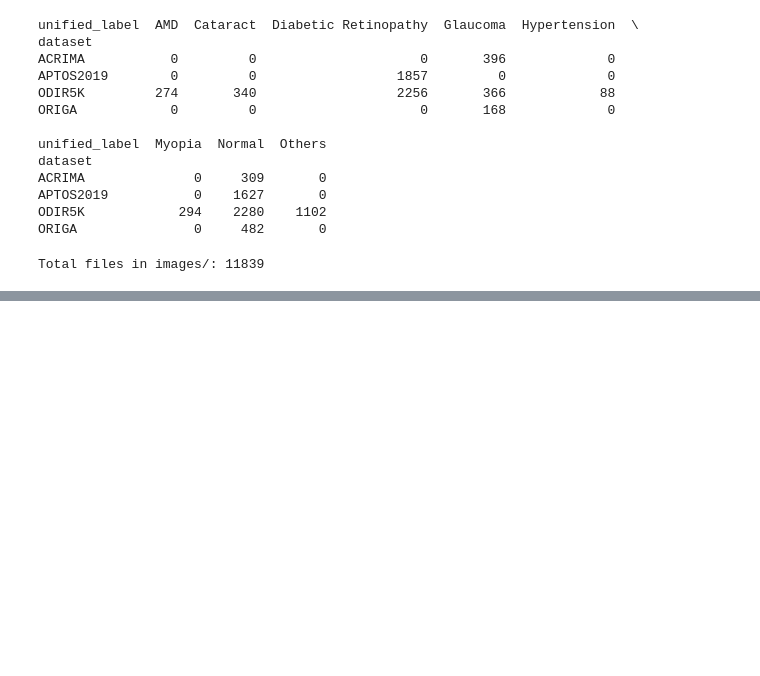
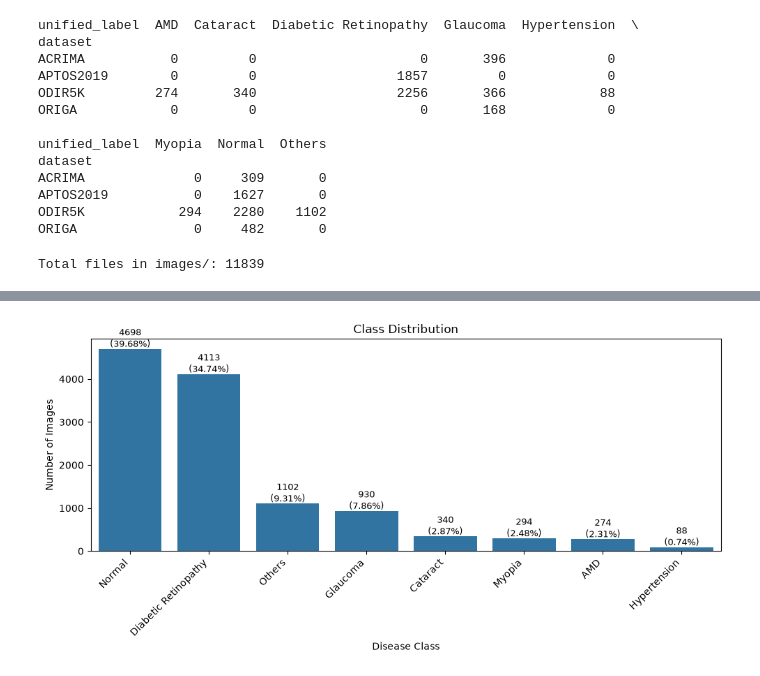
Before and after one commit to mahmoudshoip94/EyeDisease, a Jupyter notebook: data_prepration.ipynb, the cells around one changed output, grey strips where cells are left out. Cells and saved outputs as stored; diff of their text form; code cells hidden in the pictures; blank space fills up the shorter version.

```diff
--- a/data_prepration.ipynb
+++ b/data_prepration.ipynb
@@ -189,0 +238,9 @@ Total images to show: 16
+# %%
+class_counts = meta["unified_label"].value_counts()
+
+class_distribution = pd.DataFrame({
+    "count": class_counts,
+    "percentage": (class_counts / len(meta) * 100).round(2)
+})
+
+print(class_distribution)
@@ -189,0 +258,26 @@ Total images to show: 16
+# %%
+plt.figure(figsize=(10, 5))
+
+ax = sns.barplot(
+    x=class_distribution.index,
+    y=class_distribution["count"]
+)
+
+plt.title("Class Distribution")
+plt.xlabel("Disease Class")
+plt.ylabel("Number of Images")
+plt.xticks(rotation=45, ha="right")
+
+for i, count in enumerate(class_distribution["count"]):
+    ax.text(
+        i,
+        count + 50,
+        f"{count}\n({class_distribution['percentage'].iloc[i]}%)",
+        ha="center",
+        fontsize=9
+    )
+
+plt.tight_layout()
+plt.show()
+# %% [output]
+[figure, added]
```
Also changed, not shown: parts of 6 cells of this notebook.
